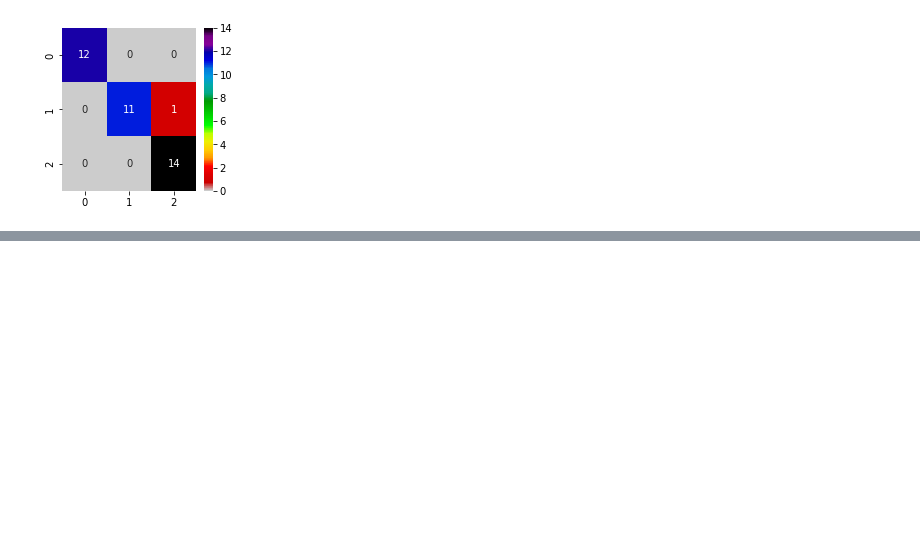
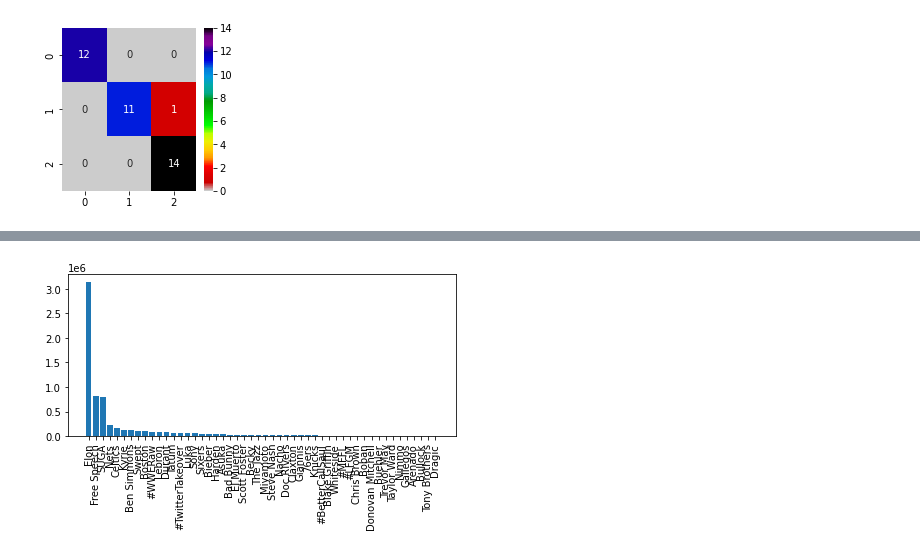
Before and after one commit to cmklen/dataAnalyticsCSE590, a Jupyter notebook: HW4/hw4.ipynb, the cells around one changed output, grey strips where cells are left out. Cells and saved outputs as stored; diff of their text form; code cells hidden in the pictures; blank space fills up the shorter version.

```diff
--- a/HW4/hw4.ipynb
+++ b/HW4/hw4.ipynb
@@ -141,0 +116,24 @@ ImportError: cannot import name 'Textblob' from 'textblob' (C:\Users\cmkle\AppDa
+# %%
+from operator import itemgetter
+
+#WOEID for Cincinnati = 2380358
+cincyTrendsComp = api.trends_place(id=2380358)
+api.rate_limit_status()['resources']['trends']['/trends/place']
+cincyTrends = cincyTrendsComp[0]['trends']
+
+#assign 5000 to all trends that have no valme (i.e. they are < 10000)
+for trend in cincyTrends:
+    if (trend['tweet_volume'] == None):
+        trend['tweet_volume'] = 5000
+
+cincyTrends.sort(key=itemgetter('tweet_volume'), reverse=True) #sort world trends by descending volume
+
+
+plt.bar(x=[t['name'] for t in cincyTrends], height=[t['tweet_volume'] for t in cincyTrends])
+
+plt.xticks(rotation=90)
+plt.tight_layout()
+plt.savefig(fname="tweetsInCincy.png", facecolor='white')
+plt.show()
+# %% [output]
+[figure, added]
```
Also changed, not shown: parts of 8 cells of this notebook, 3 other files.
